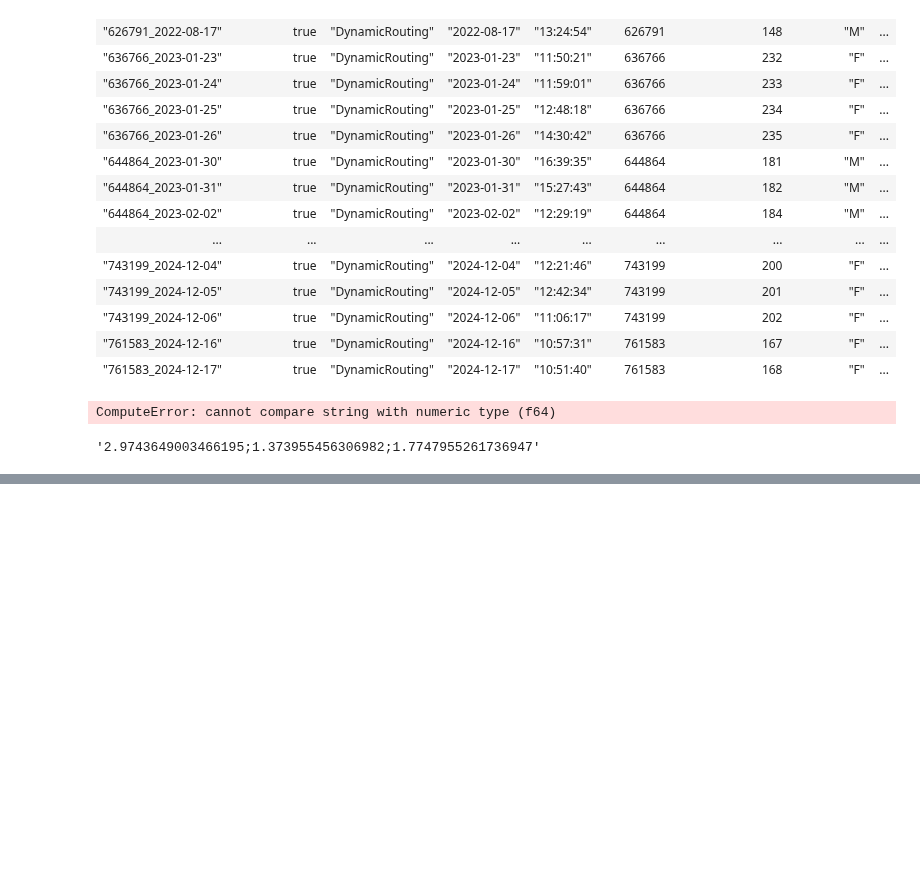
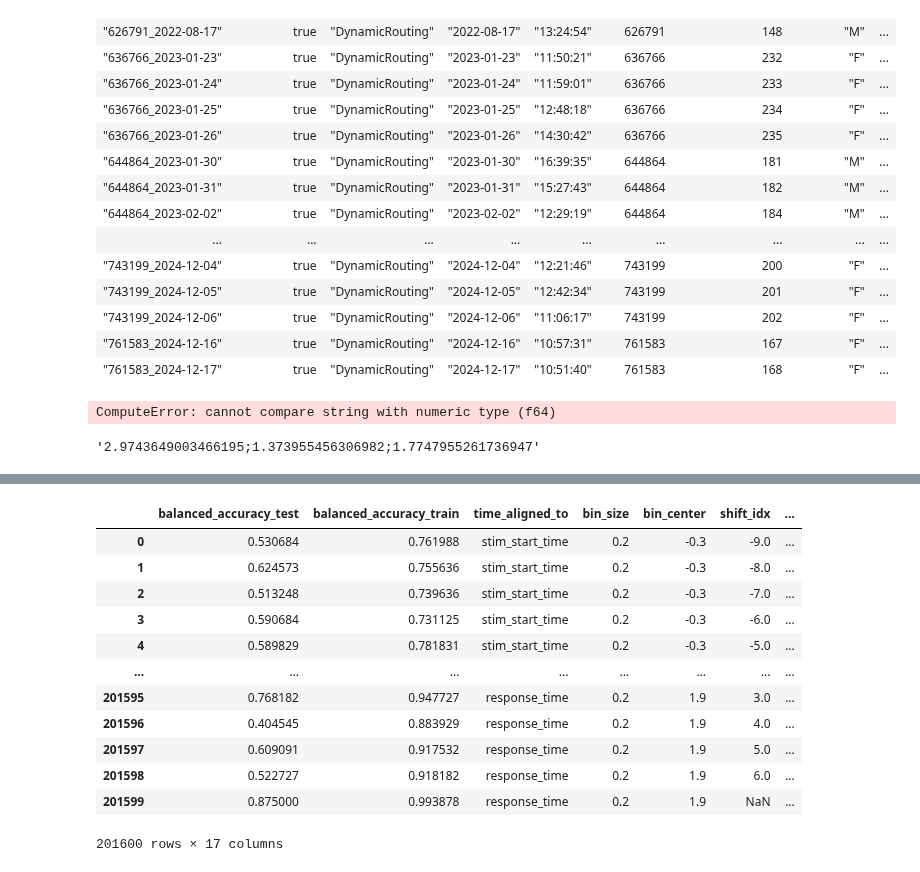
Before and after one commit to AllenInstitute/dynamic_routing_analysis, a Jupyter notebook: notebooks/validate_new_decoder_results.ipynb, the cells around one changed output, grey strips where cells are left out. Drawn from its saved outputs; the diff is of its cells as text; code cells hidden in the pictures; blank space fills up the shorter version.

```diff
--- a/notebooks/validate_new_decoder_results.ipynb
+++ b/notebooks/validate_new_decoder_results.ipynb
@@ -1039,0 +1066,20 @@ ComputeError: cannot compare string with numeric type (f64)
+# %%
+path='s3://aind-scratch-data/dynamic-routing/decoding/results/debug_vis_target_only_20250509_214453/'
+df=pl.scan_parquet(path).collect()
+# %%
+pandf=df.to_pandas()
+pandf
+# %% [output]
+|  | balanced_accuracy_test | balanced_accuracy_train | time_aligned_to | bin_size | bin_center | shift_idx | ... |
+| 0 | 0.530684 | 0.761988 | stim_start_time | 0.2 | -0.3 | -9.0 | ... |
+| 1 | 0.624573 | 0.755636 | stim_start_time | 0.2 | -0.3 | -8.0 | ... |
+| 2 | 0.513248 | 0.739636 | stim_start_time | 0.2 | -0.3 | -7.0 | ... |
+| 3 | 0.590684 | 0.731125 | stim_start_time | 0.2 | -0.3 | -6.0 | ... |
+| 4 | 0.589829 | 0.781831 | stim_start_time | 0.2 | -0.3 | -5.0 | ... |
+| ... | ... | ... | ... | ... | ... | ... | ... |
+| 201595 | 0.768182 | 0.947727 | response_time | 0.2 | 1.9 | 3.0 | ... |
+| 201596 | 0.404545 | 0.883929 | response_time | 0.2 | 1.9 | 4.0 | ... |
+| 201597 | 0.609091 | 0.917532 | response_time | 0.2 | 1.9 | 5.0 | ... |
+| 201598 | 0.522727 | 0.918182 | response_time | 0.2 | 1.9 | 6.0 | ... |
+| 201599 | 0.875000 | 0.993878 | response_time | 0.2 | 1.9 | NaN | ... |
+201600 rows × 17 columns
```
Also changed, not shown: parts of 5 cells of this notebook, 4 other files.
